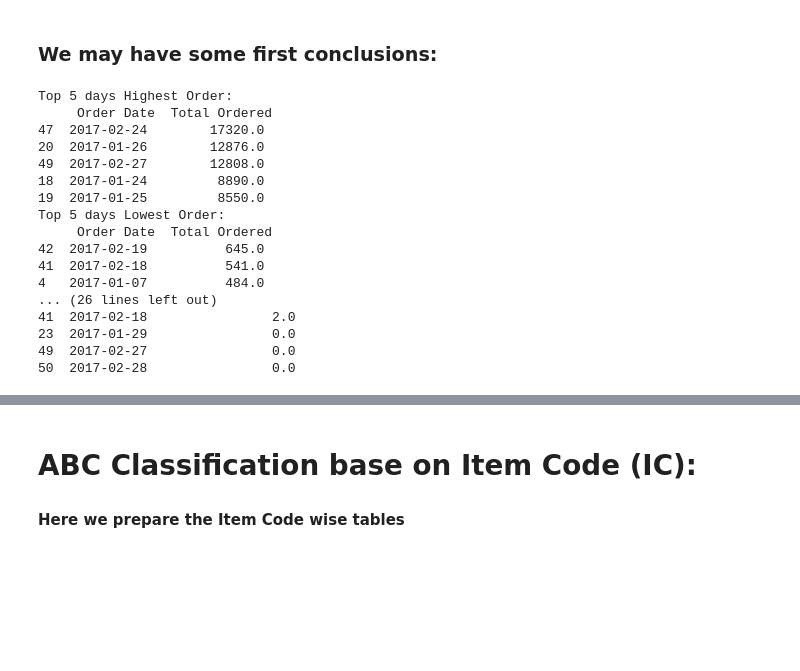
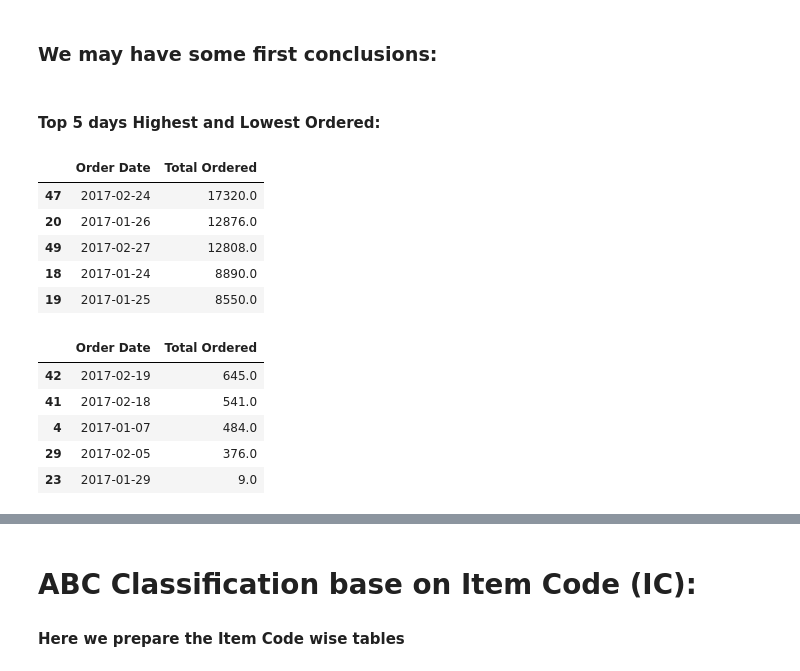
Before and after one commit to dangnguyenhoang/House_pricing_KC, a Jupyter notebook: CEL_/CEL.ipynb, the cells around one changed output, grey strips where cells are left out. Saved outputs shown, nothing was run; the diff lists cells and outputs as text; code cells hidden in the pictures; blank space fills up the shorter version.

```diff
--- a/CEL_/CEL.ipynb
+++ b/CEL_/CEL.ipynb
@@ -170,28 +175,21 @@ plt.show()
 [figure]
 # %% [markdown]
 ### We may have some first conclusions:
-# %%
-print('Top 5 days Highest Order:\n',Total_Order[['Order Date','Total Ordered']].sort_values(by=['Total Ordered'],ascending= False).head(5))
-print('Top 5 days Lowest Order:\n',Total_Order[['Order Date','Total Ordered']].sort_values(by=['Total Ordered'],ascending= False).tail(5))
-print('Top 5 days Highest Shipped:\n',Total_Order[['Order Date','Quantity Shipped']].sort_values(by=['Quantity Shipped'],ascending= False).head(5))
-print('Top 5 days Lowest Shipped:\n',Total_Order[['Order Date','Quantity Shipped']].sort_values(by=['Quantity Shipped'],ascending= False).tail(5))
-print('Top 5 days Highest Canceled:\n',Total_Order[['Order Date','Quantity Canceled']].sort_values(by=['Quantity Canceled'],ascending= False).head(5))
-print('Top 5 days Lowest Canceled:\n',Total_Order[['Order Date','Quantity Canceled']].sort_values(by=['Quantity Canceled'],ascending= False).tail(5))
-# %% [output]
-Top 5 days Highest Order:
-     Order Date  Total Ordered
-47  2017-02-24        17320.0
-20  2017-01-26        12876.0
-49  2017-02-27        12808.0
-18  2017-01-24         8890.0
-19  2017-01-25         8550.0
-Top 5 days Lowest Order:
-     Order Date  Total Ordered
-42  2017-02-19          645.0
-41  2017-02-18          541.0
-4   2017-01-07          484.0
-... (26 lines left out)
-41  2017-02-18                2.0
-23  2017-01-29                0.0
-49  2017-02-27                0.0
-50  2017-02-28                0.0
+# %% [markdown]
+#### Top 5 days Highest and Lowest Ordered:
+# %%
+display(Total_Order[['Order Date','Total Ordered']].sort_values(by=['Total Ordered'],ascending= False).head(5))
+display(Total_Order[['Order Date','Total Ordered']].sort_values(by=['Total Ordered'],ascending= False).tail(5))
+# %% [output]
+|  | Order Date | Total Ordered |
+| 47 | 2017-02-24 | 17320.0 |
+| 20 | 2017-01-26 | 12876.0 |
+| 49 | 2017-02-27 | 12808.0 |
+| 18 | 2017-01-24 | 8890.0 |
+| 19 | 2017-01-25 | 8550.0 |
+|  | Order Date | Total Ordered |
+| 42 | 2017-02-19 | 645.0 |
+| 41 | 2017-02-18 | 541.0 |
+| 4 | 2017-01-07 | 484.0 |
+| 29 | 2017-02-05 | 376.0 |
+| 23 | 2017-01-29 | 9.0 |
```
Also changed, not shown: parts of 28 cells of this notebook.
